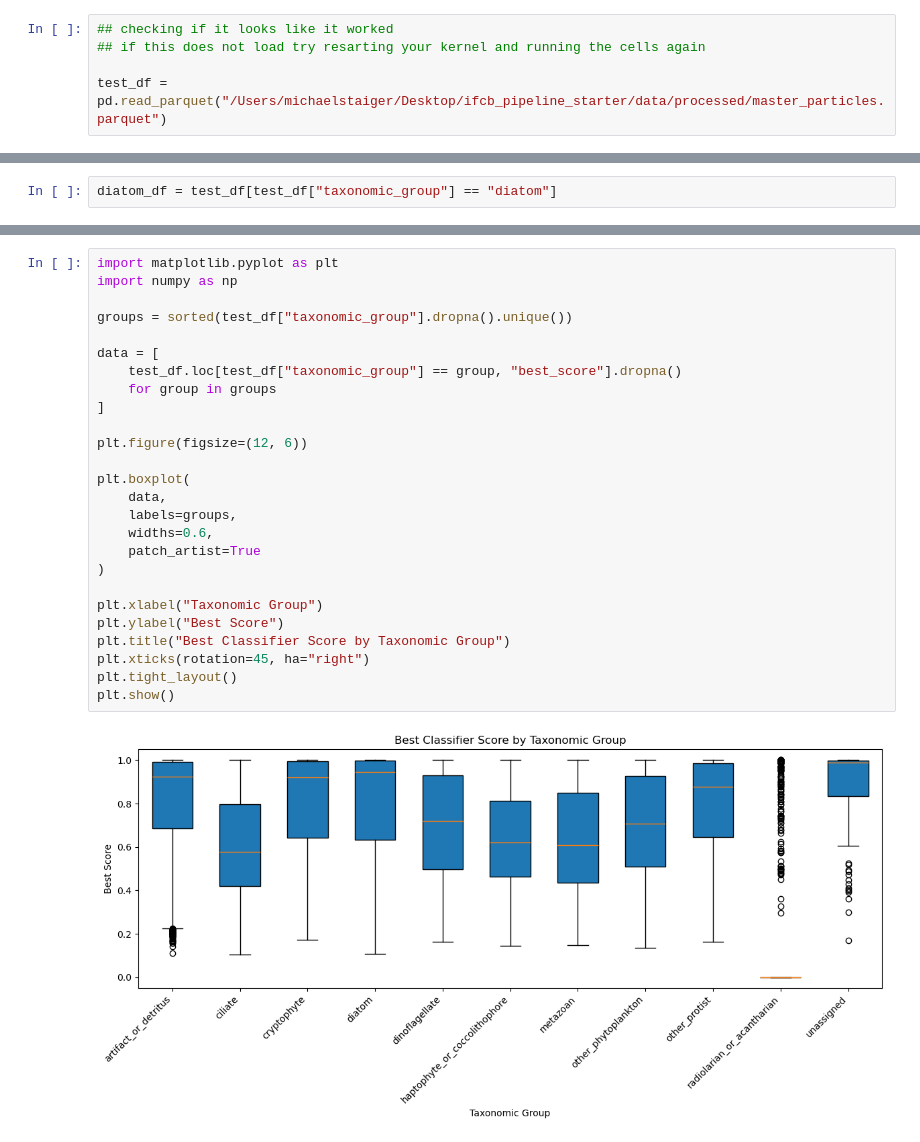
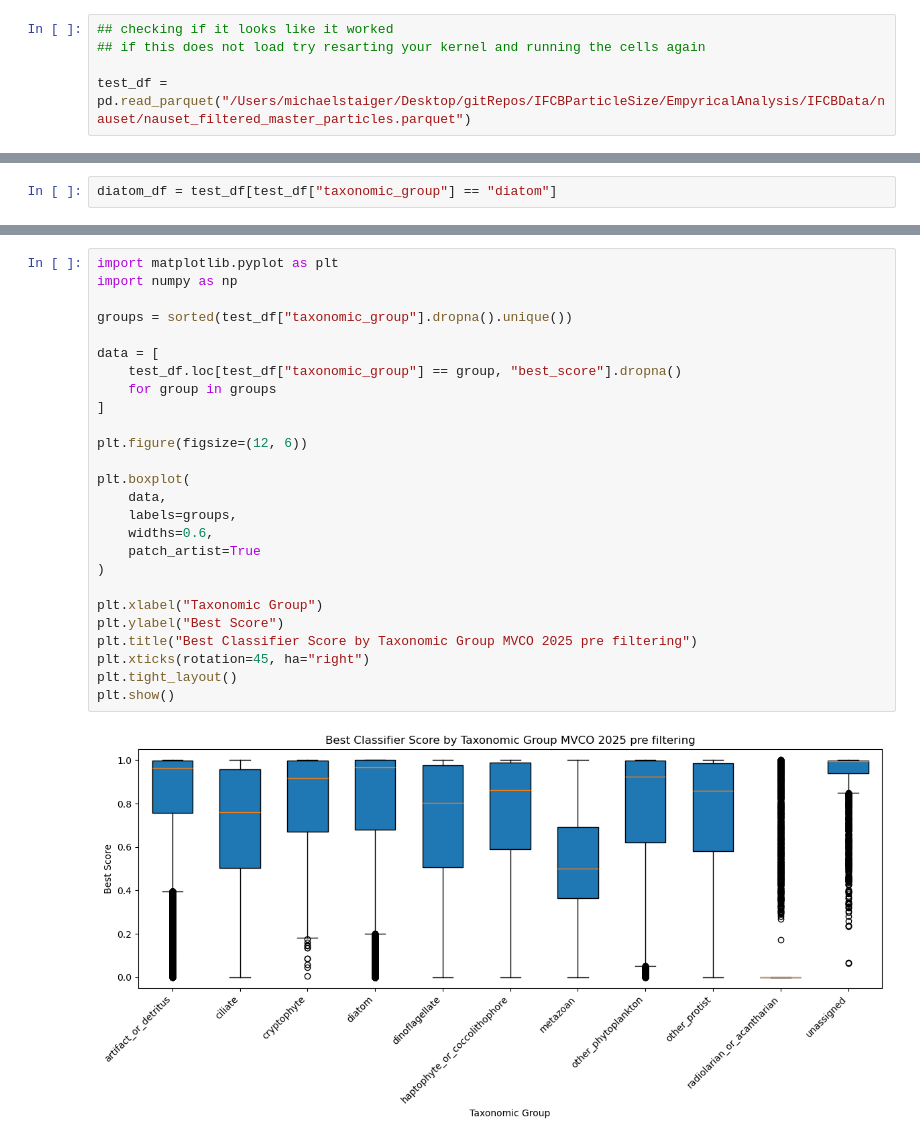
Before and after one commit to michaelstaiger/IFCBParticleSize, a Jupyter notebook: EmpyricalAnalysis/Notebooks/FunctionalGroupRunTime.ipynb, the cells around one changed output, grey strips where cells are left out. Saved outputs shown, nothing was run; the diff lists cells and outputs as text.

```diff
--- a/EmpyricalAnalysis/Notebooks/FunctionalGroupRunTime.ipynb
+++ b/EmpyricalAnalysis/Notebooks/FunctionalGroupRunTime.ipynb
@@ -144,7 +144,7 @@ print(pa.__version__)
 ## checking if it looks like it worked
 ## if this does not load try resarting your kernel and running the cells again
 
-test_df = pd.read_parquet("/Users/michaelstaiger/Desktop/ifcb_pipeline_starter/data/processed/master_particles.parquet")
+test_df = pd.read_parquet("/Users/michaelstaiger/Desktop/gitRepos/IFCBParticleSize/EmpyricalAnalysis/IFCBData/nauset/nauset_filtered_master_particles.parquet")
 # %%
 test_df.head()
 # %% [output]
@@ -168,31 +169,31 @@ diatom_df.head()
 # %%
 import matplotlib.pyplot as plt
 import numpy as np
 
 groups = sorted(test_df["taxonomic_group"].dropna().unique())
 
 data = [
     test_df.loc[test_df["taxonomic_group"] == group, "best_score"].dropna()
     for group in groups
 ]
 
 plt.figure(figsize=(12, 6))
 
 plt.boxplot(
     data,
     labels=groups,
     widths=0.6,
     patch_artist=True
 )
 
 plt.xlabel("Taxonomic Group")
 plt.ylabel("Best Score")
-plt.title("Best Classifier Score by Taxonomic Group")
+plt.title("Best Classifier Score by Taxonomic Group MVCO 2025 pre filtering")
 plt.xticks(rotation=45, ha="right")
 plt.tight_layout()
 plt.show()
 # %% [output]
-[figure, old version]
+[figure, new version]
 # %%
 import matplotlib.pyplot as plt
 import numpy as np
```
Also changed, not shown: parts of 21 cells of this notebook, 9 other files.
